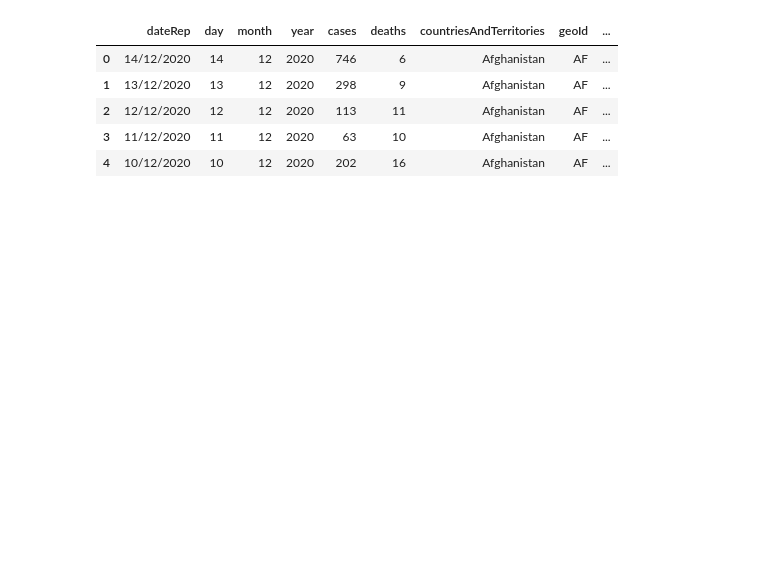
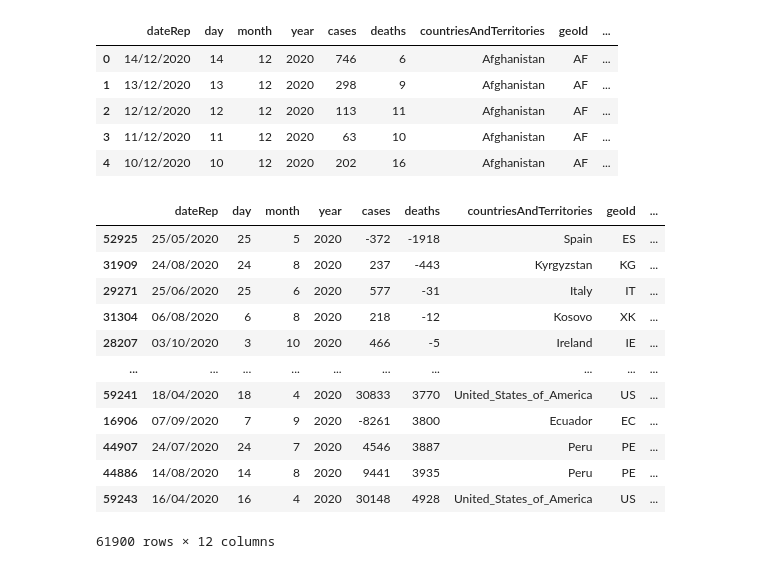
Before and after one commit to SR04634/SRickwalder_IA340_Repository, a Jupyter notebook: lab1Rickwalder.ipynb, the cells around one changed output. Saved outputs shown, nothing was run; the diff lists cells and outputs as text; code cells hidden in the pictures; blank space fills up the shorter version.

```diff
--- a/lab1Rickwalder.ipynb
+++ b/lab1Rickwalder.ipynb
@@ -13,3 +15,21 @@ df.head()
 | 2 | 12/12/2020 | 12 | 12 | 2020 | 113 | 11 | Afghanistan | AF | ... |
 | 3 | 11/12/2020 | 11 | 12 | 2020 | 63 | 10 | Afghanistan | AF | ... |
 | 4 | 10/12/2020 | 10 | 12 | 2020 | 202 | 16 | Afghanistan | AF | ... |
+# %%
+df.shape
+df['cases']
+df.sort_values(by='deaths')
+# %% [output]
+|  | dateRep | day | month | year | cases | deaths | countriesAndTerritories | geoId | ... |
+| 52925 | 25/05/2020 | 25 | 5 | 2020 | -372 | -1918 | Spain | ES | ... |
+| 31909 | 24/08/2020 | 24 | 8 | 2020 | 237 | -443 | Kyrgyzstan | KG | ... |
+| 29271 | 25/06/2020 | 25 | 6 | 2020 | 577 | -31 | Italy | IT | ... |
+| 31304 | 06/08/2020 | 6 | 8 | 2020 | 218 | -12 | Kosovo | XK | ... |
+| 28207 | 03/10/2020 | 3 | 10 | 2020 | 466 | -5 | Ireland | IE | ... |
+| ... | ... | ... | ... | ... | ... | ... | ... | ... | ... |
+| 59241 | 18/04/2020 | 18 | 4 | 2020 | 30833 | 3770 | United_States_of_America | US | ... |
+| 16906 | 07/09/2020 | 7 | 9 | 2020 | -8261 | 3800 | Ecuador | EC | ... |
+| 44907 | 24/07/2020 | 24 | 7 | 2020 | 4546 | 3887 | Peru | PE | ... |
+| 44886 | 14/08/2020 | 14 | 8 | 2020 | 9441 | 3935 | Peru | PE | ... |
+| 59243 | 16/04/2020 | 16 | 4 | 2020 | 30148 | 4928 | United_States_of_America | US | ... |
+61900 rows × 12 columns
```
Also changed, not shown: parts of 13 cells of this notebook, 1 other file.
